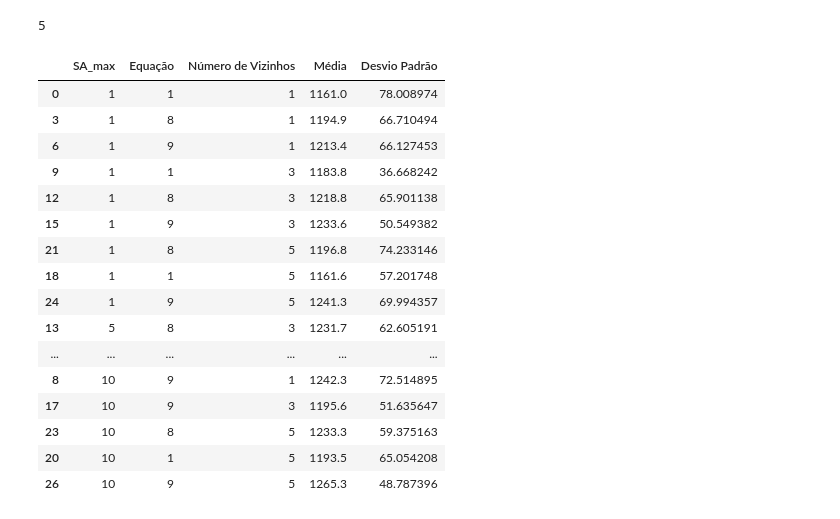
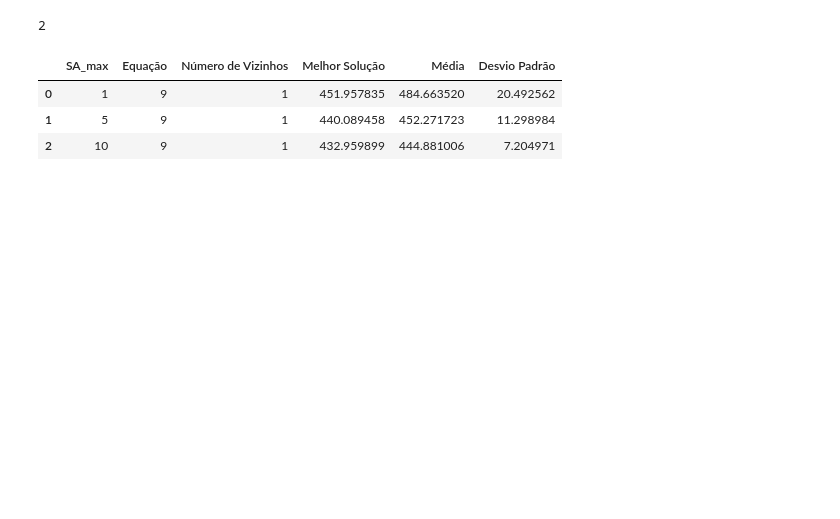
Before and after one commit to andreFelipeHFuck/IAR, a Jupyter notebook: SimulatedAnnealing/main.ipynb, the cells around one changed output. Drawn from its saved outputs; the diff is of its cells as text; code cells hidden in the pictures; blank space fills up the shorter version.

```diff
--- a/SimulatedAnnealing/main.ipynb
+++ b/SimulatedAnnealing/main.ipynb
@@ -13,8 +13,8 @@ from utils.graphics import create_plot, create_box_plots
 
 from scripts.tsp import experiment, experiment_one_SA
 # %%
-PATH: str = "samples/eil51.txt"
-problem: str = "TSP51"
+PATH: str = "samples/eil100.txt"
+problem: str = "TSP100"
 # %% [markdown]
 ## Teste para o Grafo com 51 cidades
 
@@ -39,0 +47,13 @@ KeyboardInterrupt:
+# %%
+df = experiment(
+    problem=problem,
+    path=PATH,
+    num_interation=10,
+    num_neighbors_mod_list=[1],
+    num_neighbors=500,
+    SA_max_list=[1, 5, 10],
+    eq_list=[1],
+    TN=0.01,
+    N=500_000,
+    t=False
+)
@@ -64,26 +81,13 @@ id = df["Melhor Solução"].idxmin()
 
 id
 # %% [output]
-5
+2
 # %%
-df_media = df[["SA_max", "Equação", "Número de Vizinhos", "Média", "Desvio Padrão" ]].sort_values(["SA_max"])
+df_media = df[["SA_max", "Equação", "Número de Vizinhos", "Melhor Solução", "Média", "Desvio Padrão" ]].sort_values(["SA_max"])
 df_media
 # %% [output]
-|  | SA_max | Equação | Número de Vizinhos | Média | Desvio Padrão |
-| 0 | 1 | 1 | 1 | 1161.0 | 78.008974 |
-| 3 | 1 | 8 | 1 | 1194.9 | 66.710494 |
-| 6 | 1 | 9 | 1 | 1213.4 | 66.127453 |
-| 9 | 1 | 1 | 3 | 1183.8 | 36.668242 |
-| 12 | 1 | 8 | 3 | 1218.8 | 65.901138 |
-| 15 | 1 | 9 | 3 | 1233.6 | 50.549382 |
-| 21 | 1 | 8 | 5 | 1196.8 | 74.233146 |
-| 18 | 1 | 1 | 5 | 1161.6 | 57.201748 |
-| 24 | 1 | 9 | 5 | 1241.3 | 69.994357 |
-| 13 | 5 | 8 | 3 | 1231.7 | 62.605191 |
-| ... | ... | ... | ... | ... | ... |
-| 8 | 10 | 9 | 1 | 1242.3 | 72.514895 |
-| 17 | 10 | 9 | 3 | 1195.6 | 51.635647 |
-| 23 | 10 | 8 | 5 | 1233.3 | 59.375163 |
-| 20 | 10 | 1 | 5 | 1193.5 | 65.054208 |
-| 26 | 10 | 9 | 5 | 1265.3 | 48.787396 |
+|  | SA_max | Equação | Número de Vizinhos | Melhor Solução | Média | Desvio Padrão |
+| 0 | 1 | 9 | 1 | 451.957835 | 484.663520 | 20.492562 |
+| 1 | 5 | 9 | 1 | 440.089458 | 452.271723 | 11.298984 |
+| 2 | 10 | 9 | 1 | 432.959899 | 444.881006 | 7.204971 |
 # %%
```
Also changed, not shown: parts of 10 cells of this notebook, 1 other file.
